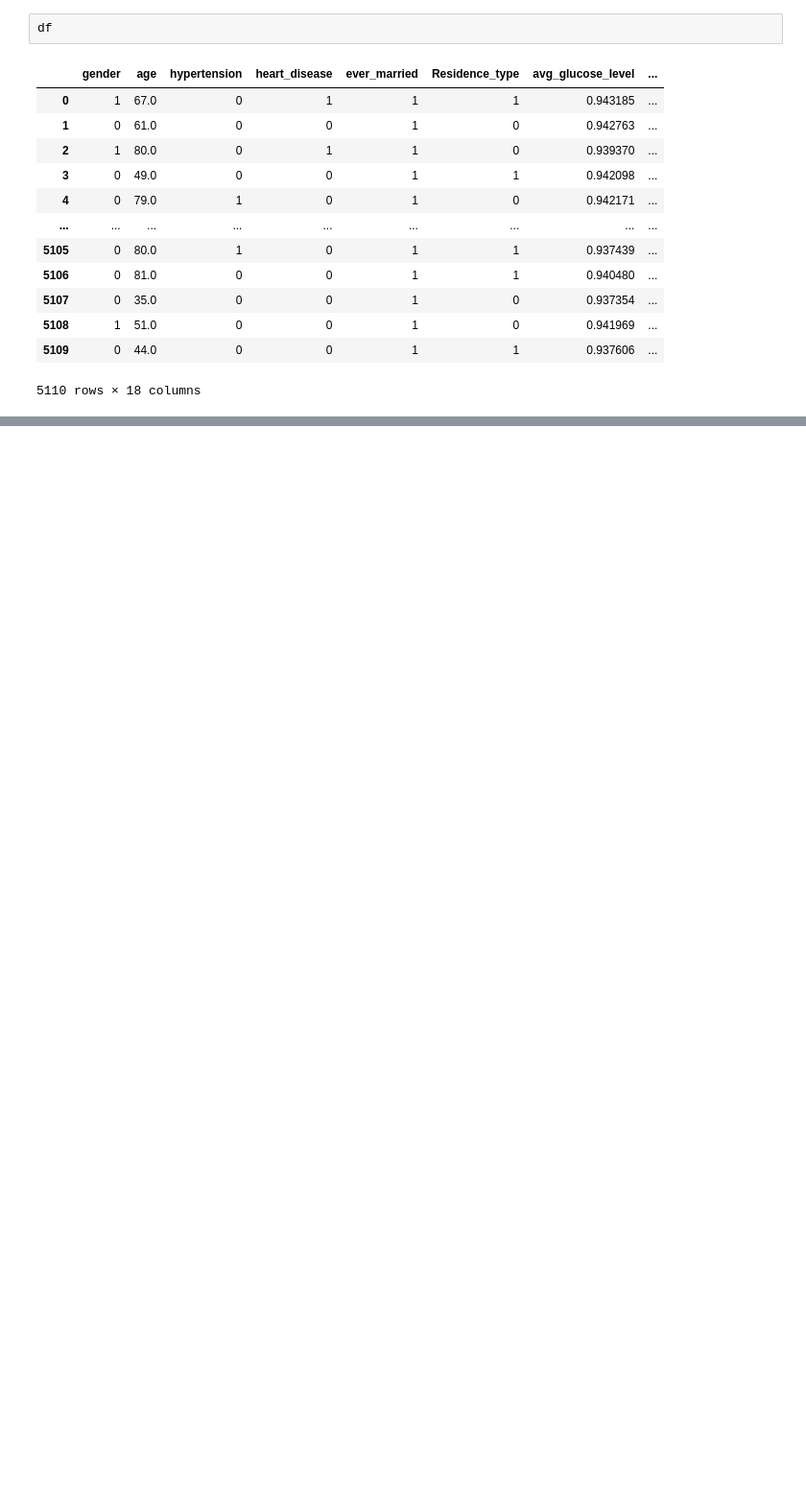
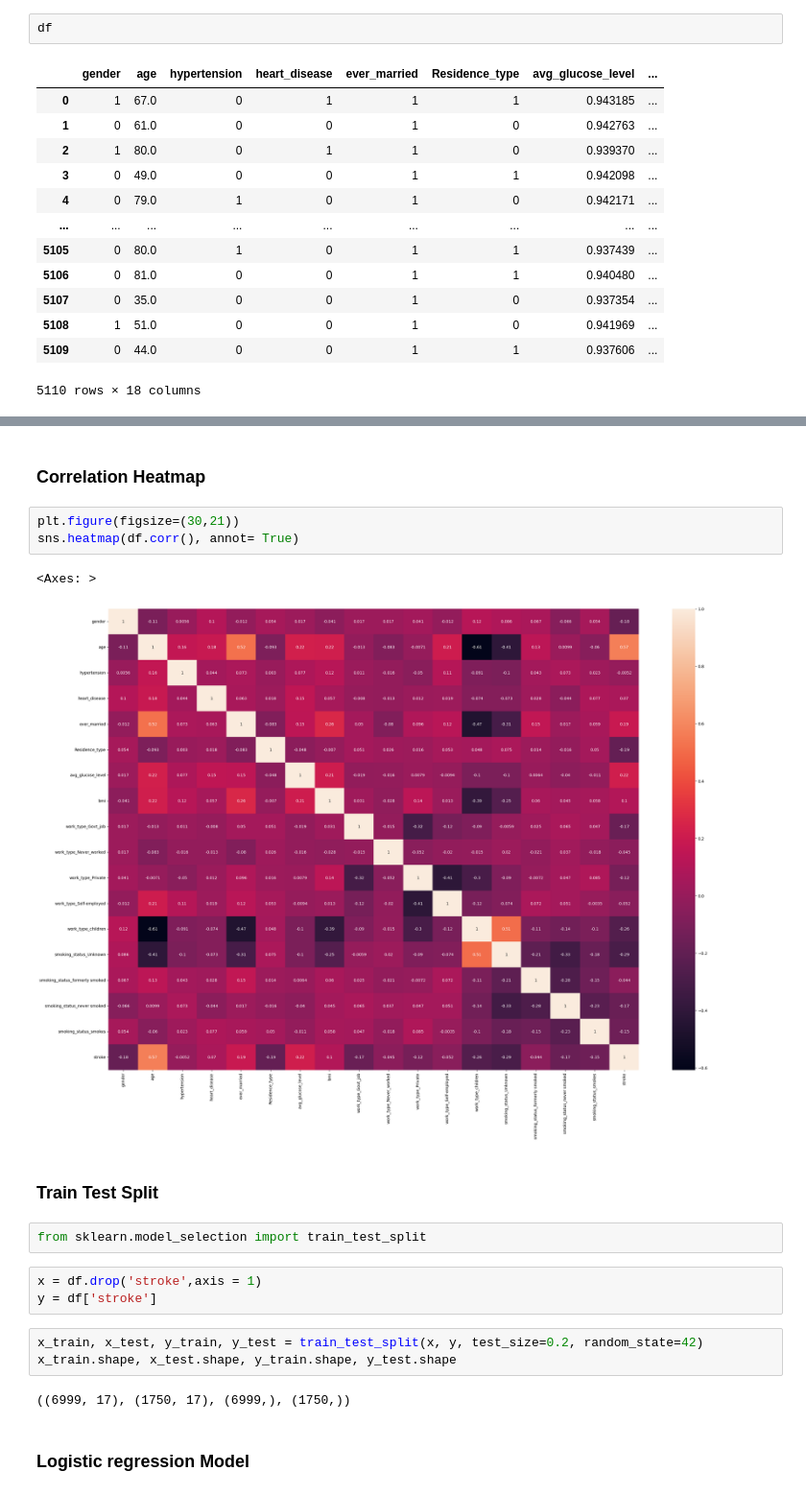
Before and after one commit to Iam-abhi121/Stroke_Prediction, a Jupyter notebook: stroke.ipynb, the cells around one changed output, grey strips where cells are left out. Shown: that part at 96% size. Cells and saved outputs as stored; diff of their text form; blank space fills up the shorter version.

```diff
--- a/stroke.ipynb
+++ b/stroke.ipynb
@@ -482,0 +555,22 @@ df
+# %% [markdown]
+### Correlation Heatmap
+# %%
+plt.figure(figsize=(30,21))
+sns.heatmap(df.corr(), annot= True)
+# %% [output]
+<Axes: >
+[figure, added]
+# %% [markdown]
+### Train Test Split
+# %%
+from sklearn.model_selection import train_test_split
+# %%
+x = df.drop('stroke',axis = 1)
+y = df['stroke']
+# %%
+x_train, x_test, y_train, y_test = train_test_split(x, y, test_size=0.2, random_state=42)
+x_train.shape, x_test.shape, y_train.shape, y_test.shape
+# %% [output]
+((6999, 17), (1750, 17), (6999,), (1750,))
+# %% [markdown]
+### Logistic regression Model
```
Also changed, not shown: parts of 24 cells of this notebook.
